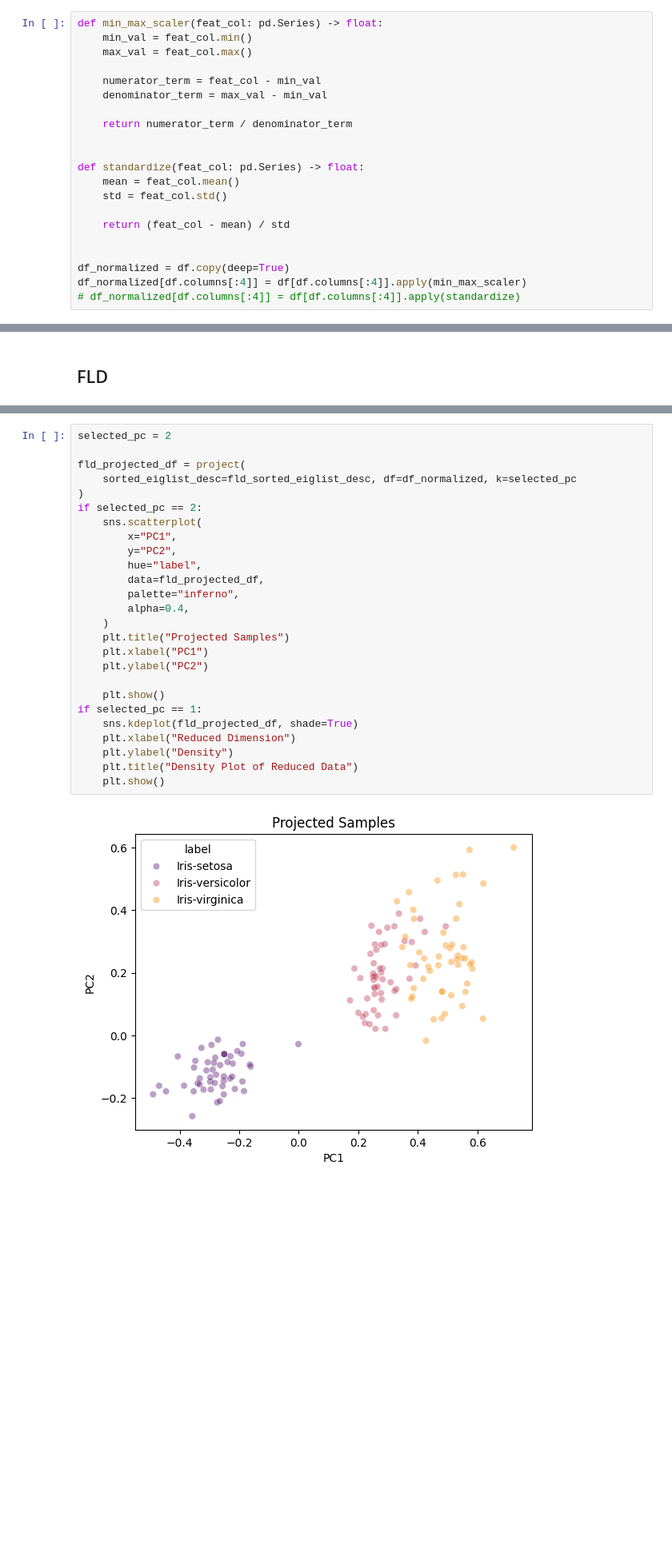
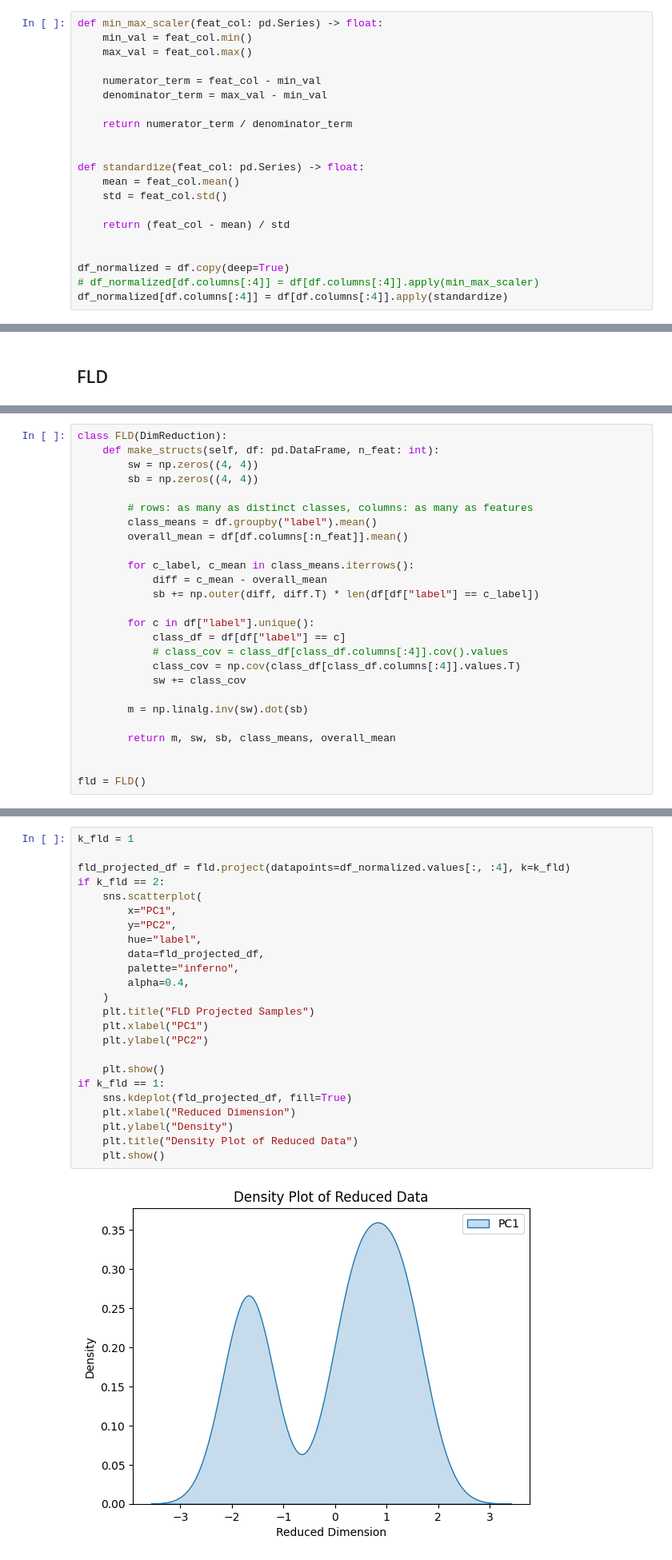
Before and after one commit to thisisel/pattern-recognition, a Jupyter notebook: mini_proj2/mini_proj2.ipynb, the cells around one changed output, grey strips where cells are left out. Shown at 80% size. Cells and saved outputs as stored; diff of their text form; blank space fills up the shorter version.

```diff
--- a/mini_proj2/mini_proj2.ipynb
+++ b/mini_proj2/mini_proj2.ipynb
@@ -86,7 +85,7 @@ def standardize(feat_col: pd.Series) -> float:
 
 
 df_normalized = df.copy(deep=True)
-df_normalized[df.columns[:4]] = df[df.columns[:4]].apply(min_max_scaler)
-# df_normalized[df.columns[:4]] = df[df.columns[:4]].apply(standardize)
+# df_normalized[df.columns[:4]] = df[df.columns[:4]].apply(min_max_scaler)
+df_normalized[df.columns[:4]] = df[df.columns[:4]].apply(standardize)
 # %% [markdown]
 # Stage 3 : Dimensionality Reduction
@@ -284,0 +233,26 @@ array([[ 4.87747942, -2.26087963,  7.77611425,  8.2596142 ],
+# %%
+class FLD(DimReduction):
+    def make_structs(self, df: pd.DataFrame, n_feat: int):
+        sw = np.zeros((4, 4))
+        sb = np.zeros((4, 4))
+
+        # rows: as many as distinct classes, columns: as many as features
+        class_means = df.groupby("label").mean()
+        overall_mean = df[df.columns[:n_feat]].mean()
+
+        for c_label, c_mean in class_means.iterrows():
+            diff = c_mean - overall_mean
+            sb += np.outer(diff, diff.T) * len(df[df["label"] == c_label])
+
+        for c in df["label"].unique():
+            class_df = df[df["label"] == c]
+            # class_cov = class_df[class_df.columns[:4]].cov().values
+            class_cov = np.cov(class_df[class_df.columns[:4]].values.T)
+            sw += class_cov
+
+        m = np.linalg.inv(sw).dot(sb)
+
+        return m, sw, sb, class_means, overall_mean
+
+
+fld = FLD()
@@ -285,31 +312,29 @@ array([[ 4.87747942, -2.26087963,  7.77611425,  8.2596142 ],
 # %%
-selected_pc = 2
+k_fld = 1
 
-fld_projected_df = project(
-    sorted_eiglist_desc=fld_sorted_eiglist_desc, df=df_normalized, k=selected_pc
-)
-if selected_pc == 2:
+fld_projected_df = fld.project(datapoints=df_normalized.values[:, :4], k=k_fld)
+if k_fld == 2:
     sns.scatterplot(
         x="PC1",
         y="PC2",
         hue="label",
         data=fld_projected_df,
         palette="inferno",
         alpha=0.4,
     )
-    plt.title("Projected Samples")
+    plt.title("FLD Projected Samples")
     plt.xlabel("PC1")
     plt.ylabel("PC2")
 
     plt.show()
-if selected_pc == 1:
-    sns.kdeplot(fld_projected_df, shade=True)
+if k_fld == 1:
+    sns.kdeplot(fld_projected_df, fill=True)
     plt.xlabel("Reduced Dimension")
     plt.ylabel("Density")
     plt.title("Density Plot of Reduced Data")
     plt.show()
 # %% [output]
-[figure, old version]
+[figure, new version]
 # %% [markdown]
 # Stage 4: Model Building
 # %% [markdown]
```
Also changed, not shown: parts of 30 cells of this notebook.
